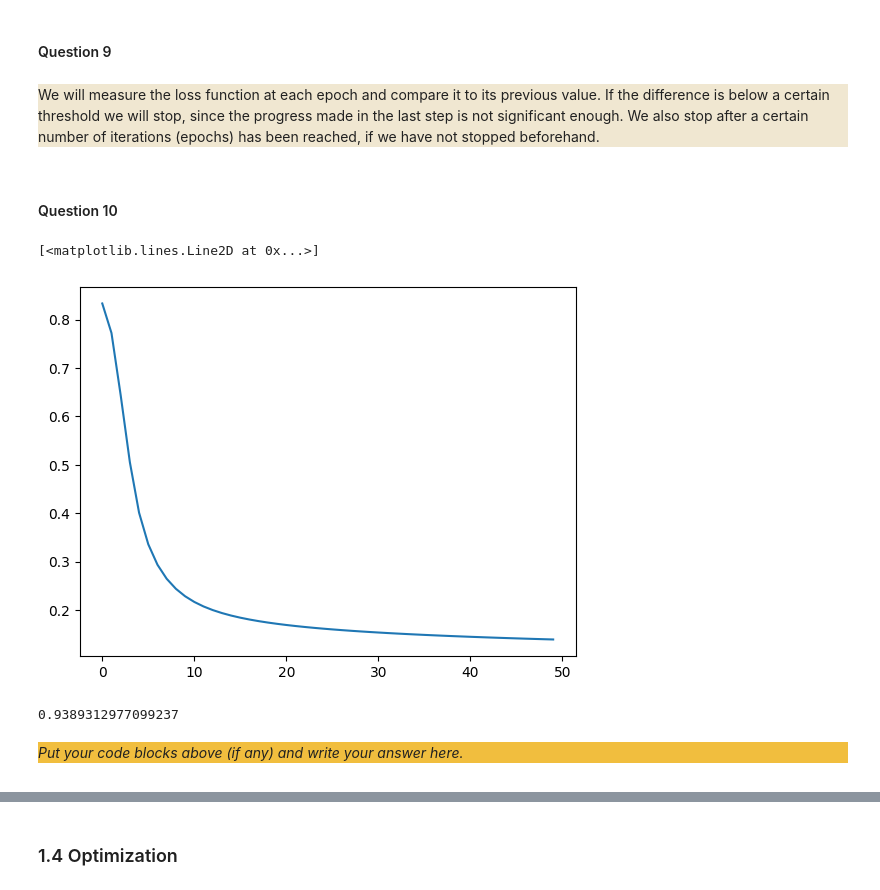
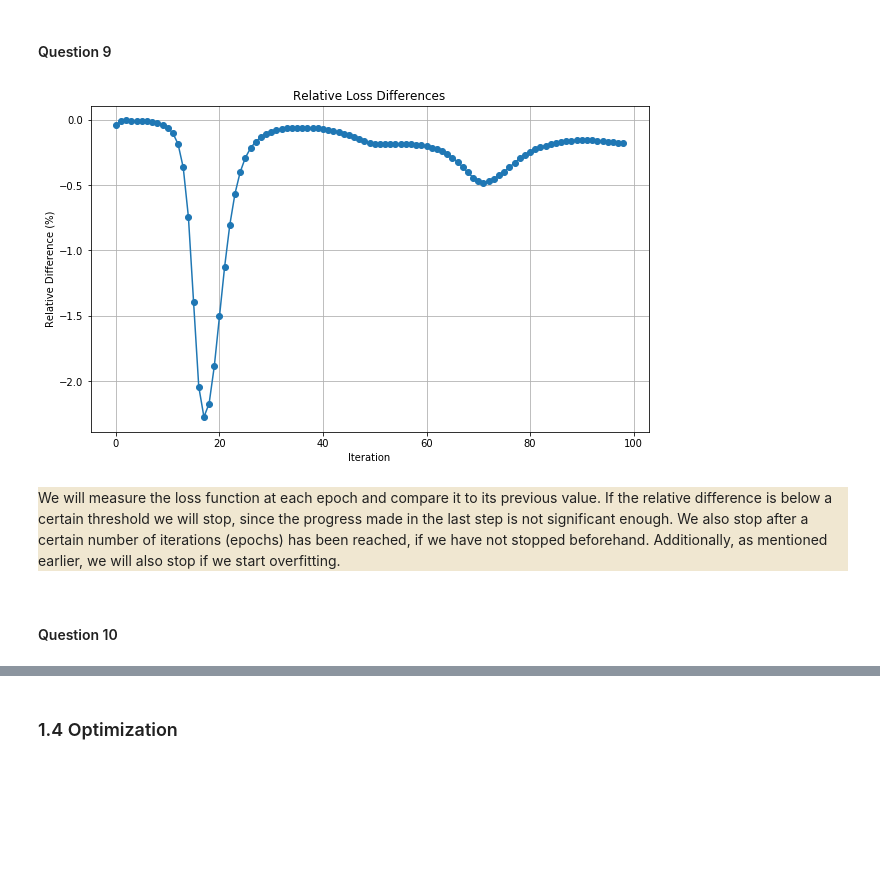
Before and after one commit to TraianDobrin/Artificial-Neural-Network-Grocery-Robot, a Jupyter notebook: src/Main.ipynb, the cells around one changed output, grey strips where cells are left out. Drawn from its saved outputs; the diff is of its cells as text; code cells hidden in the pictures; blank space fills up the shorter version.

Commit message:
Finished the implementation and added photos for the last two questions.

```diff
--- a/src/Main.ipynb
+++ b/src/Main.ipynb
@@ -448,32 +503,21 @@ def evaluate (test_data, network):
 To calculate the performance of the network we will count the number of misclassified objects from the test set. Then we divide this number by the total number of objects in the test. We could multiply by 100 to get a percentage of misclassified objects. That would be the final evaluation of a network. We expect this to be as close to a unbiased evaluation as possible, since the network would not have seen at all the data in the test set.
 # %% [markdown]
 #### Question 9
+# %%
+relative_diff = [100 * (train_loss[i + 1] - train_loss[i]) /
+                 train_loss[i] for i in range(len(train_loss) - 1)]
+plt.figure(figsize=(10, 6))
+plt.plot(relative_diff, marker='o', linestyle='-')
+plt.title('Relative Loss Differences')
+plt.xlabel('Iteration')
+plt.ylabel('Relative Difference (%)')
+plt.grid(True)
+plt.show()
+# %% [output]
+[figure, added]
 # %% [markdown]
 <div style="background-color:#f0e7d1">
 
-We will measure the loss function at each epoch and compare it to its previous value. If the difference is below a certain threshold we will stop, since the progress made in the last step is not significant enough. We also stop after a certain number of iterations (epochs) has been reached, if we have not stopped beforehand.
+We will measure the loss function at each epoch and compare it to its previous value. If the relative difference is below a certain threshold we will stop, since the progress made in the last step is not significant enough. We also stop after a certain number of iterations (epochs) has been reached, if we have not stopped beforehand. Additionally, as mentioned earlier, we will also stop if we start overfitting.
 # %% [markdown]
 #### Question 10
-# %%
-n = Network([10,35,7], sigmoid, sigmoid_prime, xavier)
-loss,validation,w = train(
-    n,
-    training_samples[:,:10],
-    to_one_hot(training_samples[:,10]),
-    validation_samples[:,:10],
-    to_one_hot(validation_samples[:,10]),
-    Loss,
-    0.01,
-    50)
-plt.plot(np.arange(len(validation)), validation)
-# %% [output]
-[<matplotlib.lines.Line2D at 0x...>]
-[figure, removed]
-# %%
-print(evaluate(test_samples,n))
-# %% [output]
-0.9389312977099237
-# %% [markdown]
-<div style="background-color:#f1be3e">
-
-_Put your code blocks above (if any) and write your answer here._
```
Also changed, not shown: parts of 60 cells of this notebook, 2 other files.
